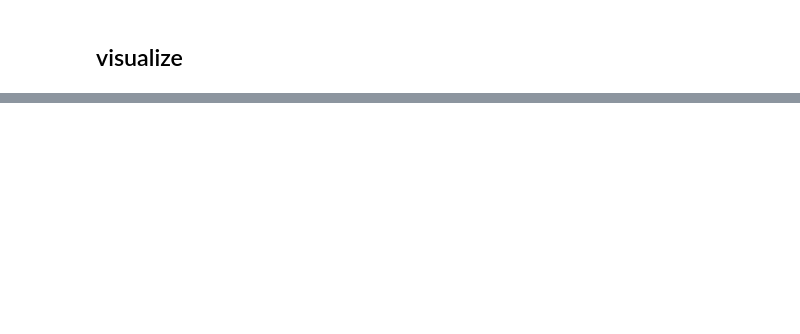
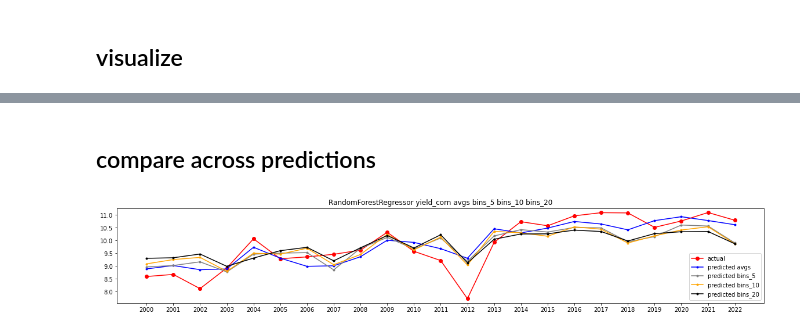
Before and after one commit to mDekaUMN/csci8523project, a Jupyter notebook: Random Forest/RandomForestRegressor_PhaseIModeling.ipynb, the cells around one changed output, grey strips where cells are left out. Saved outputs shown, nothing was run; the diff lists cells and outputs as text; code cells hidden in the pictures; blank space fills up the shorter version.

```diff
--- a/Random Forest/RandomForestRegressor_PhaseIModeling.ipynb
+++ b/Random Forest/RandomForestRegressor_PhaseIModeling.ipynb
@@ -210,0 +232,17 @@ r2 -130.74771316195648
+# %% [markdown]
+## compare across predictions
+# %%
+plt.rcParams['figure.figsize'] = (20,3)
+
+plt.plot(df_avgs['year'], df_avgs['yield_corn'], color='red', marker='o', label='actual')
+plt.plot(df_avgs['year'], predictions_corn_avgs, color='blue', marker='.', linestyle='-', label='predicted avgs')
+plt.plot(df_avgs['year'], predictions_corn_bins_5, color='gray', marker='.', linestyle='-', label='predicted bins_5')
+plt.plot(df_avgs['year'], predictions_corn_bins_10, color='orange', marker='.', linestyle='-', label='predicted bins_10')
+plt.plot(df_avgs['year'], predictions_corn_bins_20, color='black', marker='.', linestyle='-', label='predicted bins_20')
+
+plt.title('RandomForestRegressor yield_corn avgs bins_5 bins_10 bins_20')
+plt.legend()
+plt.xticks(range(min(df_avgs['year']), max(df_avgs['year']+1)))
+plt.show()
+# %% [output]
+[figure, added]
```
Also changed, not shown: parts of 8 cells of this notebook.
